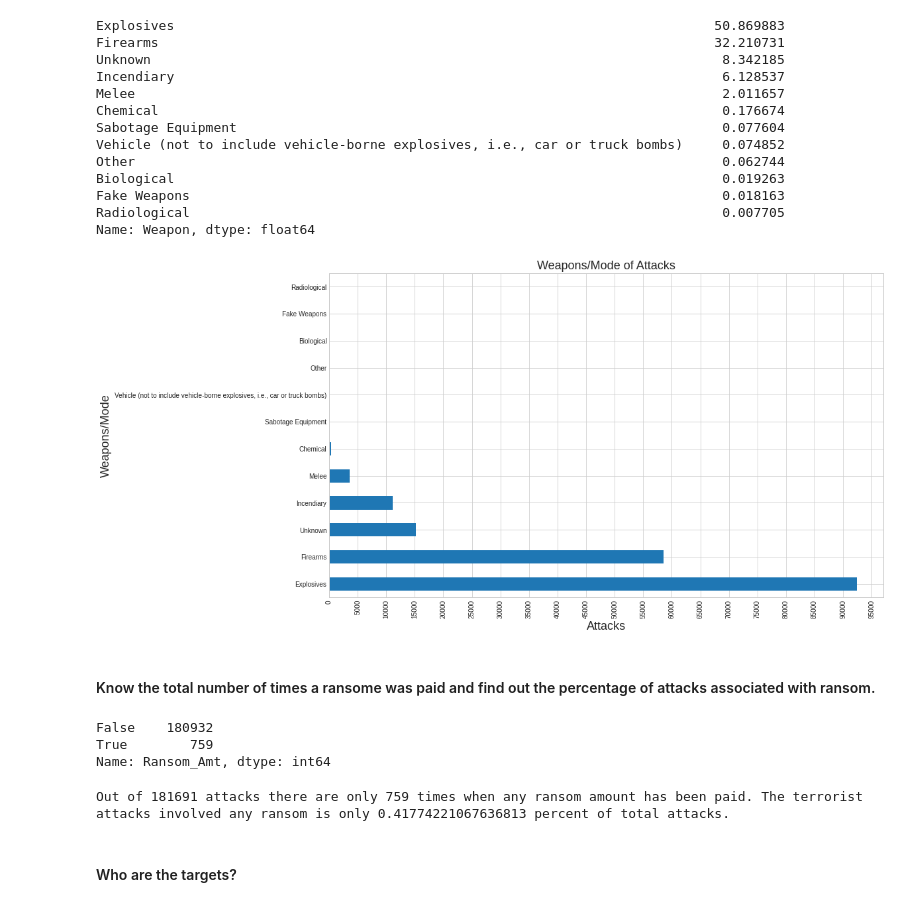
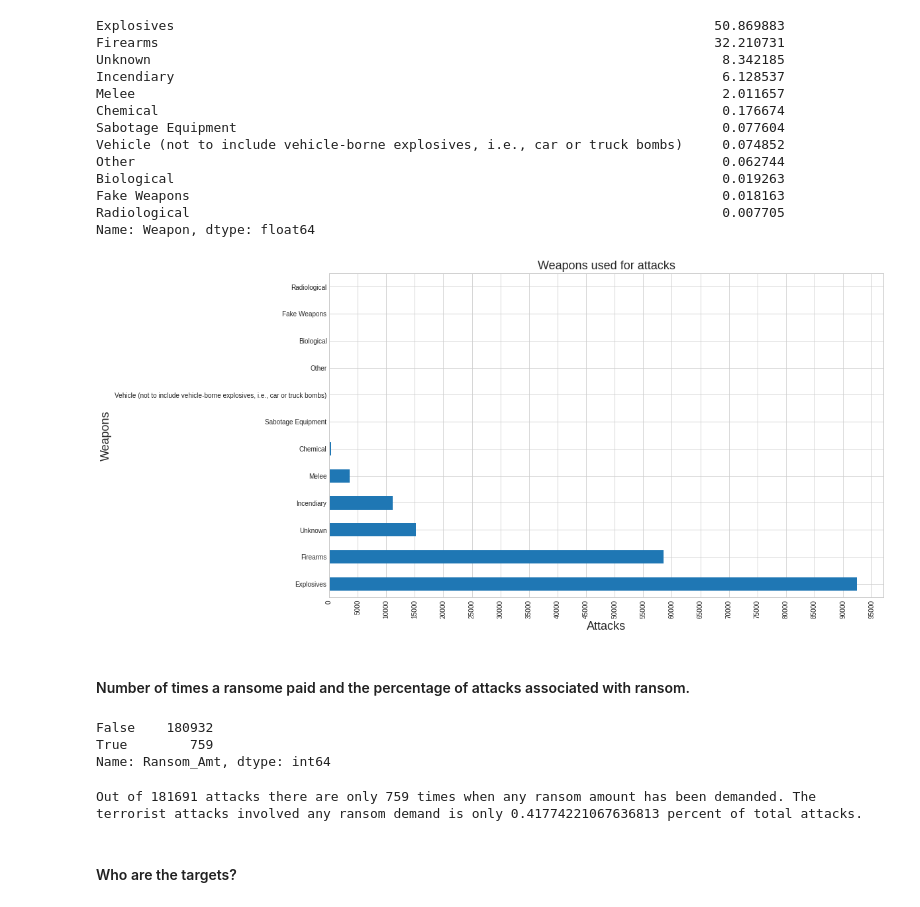
Before and after one commit to chvikas/global-terrorism-analysis, a Jupyter notebook: Global_Terrorism_Analysis_Capstone_Project.ipynb, the cells around one changed output. Saved outputs shown, nothing was run; the diff lists cells and outputs as text; code cells hidden in the pictures.

```diff
--- a/Global_Terrorism_Analysis_Capstone_Project.ipynb
+++ b/Global_Terrorism_Analysis_Capstone_Project.ipynb
@@ -65,8 +65,8 @@ memory usage: 187.1+ MB
 # Creating a column dictionary to rename the required columns
 
 column_dict = {'iyear':'Year','country_txt':'Country','provstate':'State','city':'City','region_txt':'Region',
-               'attacktype1_txt':'Attack', 'targtype1_txt':'Target', 'gname': 'Group_Name', 'motive':'Motive',
-               'weaptype1_txt':'Weapon', 'nkill':'Death', 'nkillter': 'Perpetrator_Death', 'nwound':'Wounded', 'nwoundte':'Perpetrator_Wounded','propextent_txt':'Property', 'ransomamt':'Ransom_Amt'}
+               'attacktype1_txt':'Attack', 'targtype1_txt':'Target', 'gname': 'Group_Name',
+               'weaptype1_txt':'Weapon', 'nkill':'Death', 'nkillter': 'Perpetrator_Death', 'nwound':'Wounded', 'nwoundte':'Perpetrator_Wounded', 'ransomamt':'Ransom_Amt'}
 # %%
 # Renaming the columns
 gt_df.rename(columns = column_dict, inplace = True)
@@ -128,12 +128,10 @@ memory usage: 22.2+ MB
 # Filling the NaN values of the columns
 gt_df['State'].fillna('Unknown', inplace=True)
 gt_df['City'].fillna('Unknown', inplace=True)
-gt_df['Motive'].fillna('Unknown', inplace=True)
 gt_df['Death'].fillna(0, inplace=True)
 gt_df['Perpetrator_Death'].fillna(0, inplace=True)
 gt_df['Wounded'].fillna(0, inplace=True)
 gt_df['Perpetrator_Wounded'].fillna(0, inplace=True)
-gt_df['Property'].fillna('Unknown', inplace=True)
 gt_df['Ransom_Amt'].fillna(0, inplace=True)
 # %%
 # Checking if any 'NaN' value now
@@ -623,15 +666,15 @@ Name: Weapon, dtype: float64
 # %%
 # Plotting a horizontal bar graph to show the weapons and the total number of times they were used for attacks
 plt.figure(figsize=(15,9))
 weapon_used_global.plot(kind='barh')
-plt.title("Weapons/Mode of Attacks", fontsize=18)
-plt.ylabel('Weapons/Mode',fontsize=18)
+plt.title("Weapons used for attacks", fontsize=18)
+plt.ylabel('Weapons',fontsize=18)
 plt.xlabel('Attacks',fontsize=18)
 plt.xticks(np.arange(0,100000,5000))
 plt.xticks(rotation=90)
 plt.show()
 # %% [output]
-[figure, old version]
+[figure, new version]
 # %% [markdown]
-#### Know the total number of times a ransome was paid and find out the percentage of attacks associated with ransom.
+#### Number of times a ransome paid and the percentage of attacks associated with ransom.
 # %%
@@ -643,9 +686,9 @@ False    180932
 True        759
 Name: Ransom_Amt, dtype: int64
 # %%
-print(f'Out of {len(ransom_paid)} attacks there are only {ransom_paid.value_counts()[1]} times when any ransom amount has been paid. The terrorist attacks involved any ransom is only {ransom_paid.value_counts()[1]*100/len(ransom_paid)} percent of total attacks. ')
+print(f'Out of {len(ransom_demanded)} attacks there are only {ransom_demanded.value_counts()[1]} times when any ransom amount has been demanded. The terrorist attacks involved any ransom demand is only {ransom_demanded.value_counts()[1]*100/len(ransom_demanded)} percent of total attacks. ')
 # %% [output]
-Out of 181691 attacks there are only 759 times when any ransom amount has been paid. The terrorist attacks involved any ransom is only 0.41774221067636813 percent of total attacks.
+Out of 181691 attacks there are only 759 times when any ransom amount has been demanded. The terrorist attacks involved any ransom demand is only 0.41774221067636813 percent of total attacks.
 # %% [markdown]
 #### Who are the targets?
 # %%
```
Also changed, not shown: parts of 70 cells of this notebook.
